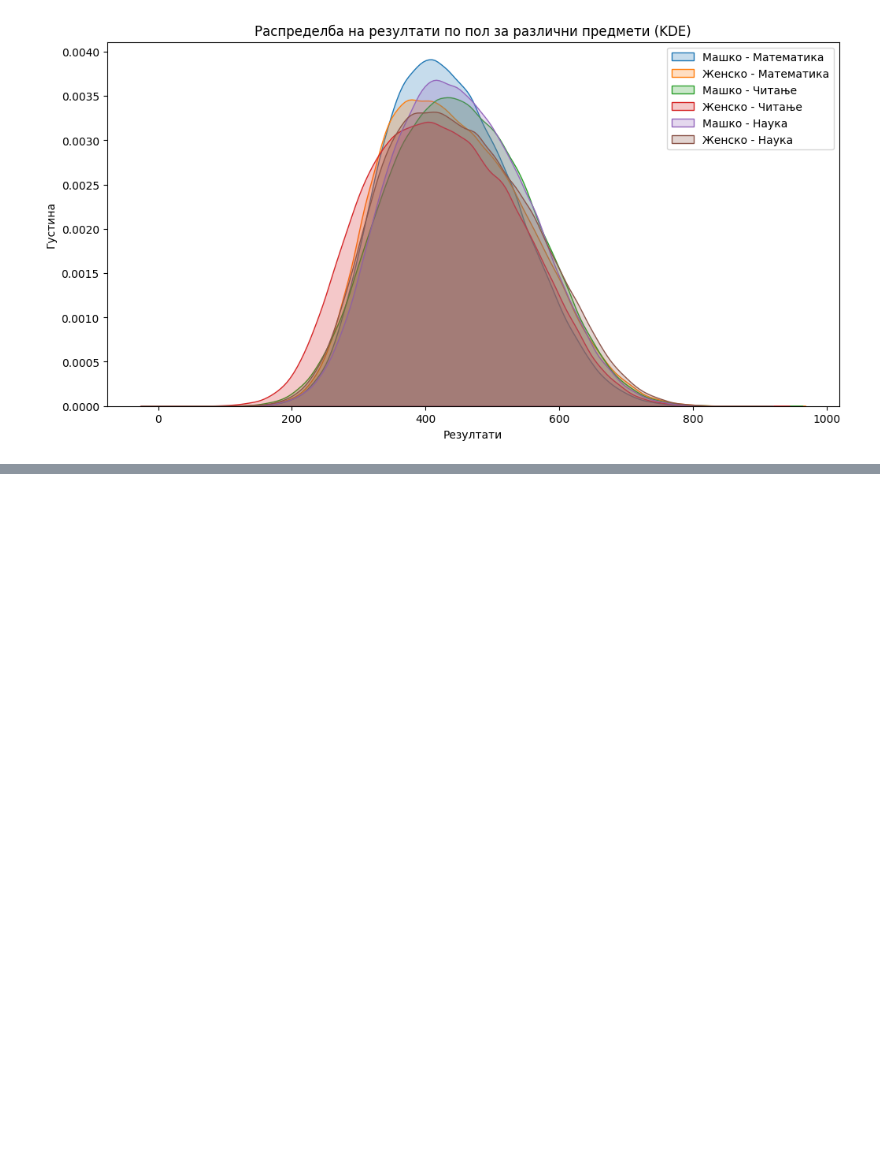
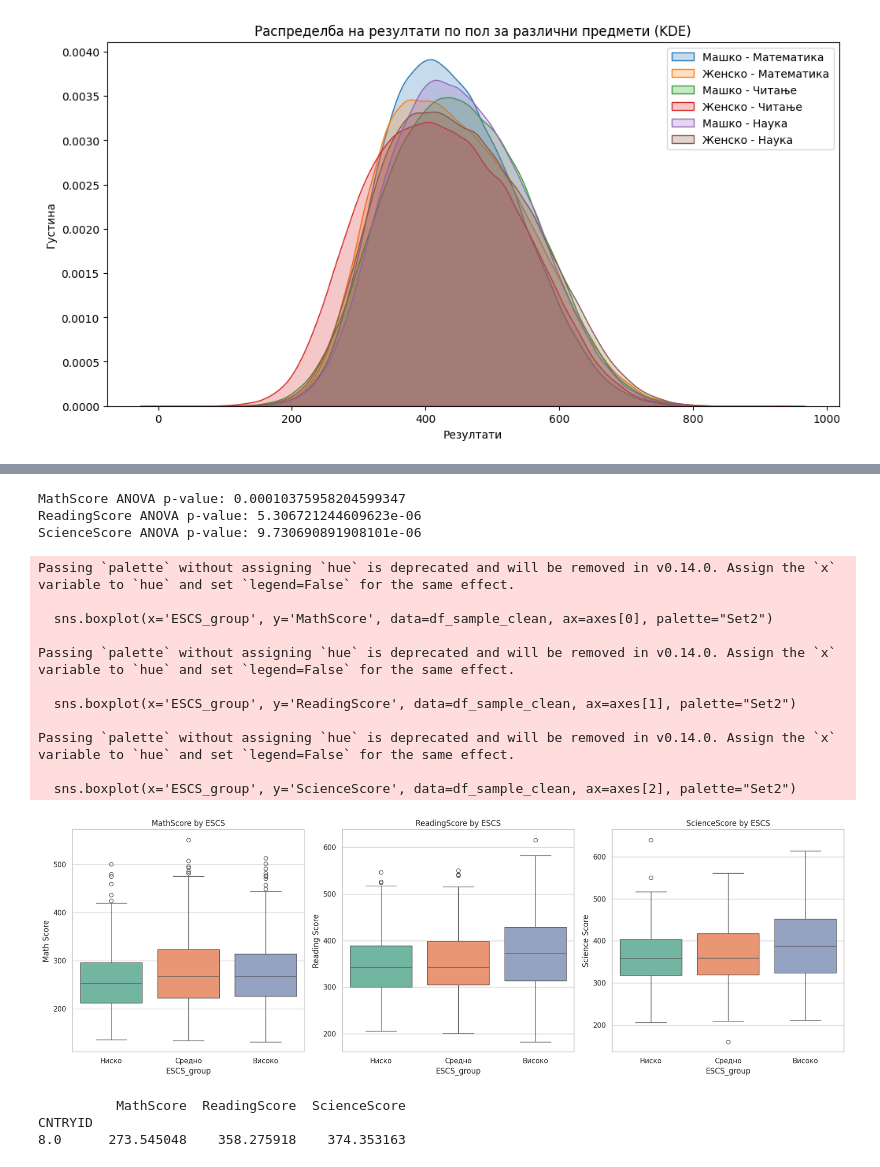
Before and after one commit to jovevskaaleksandra/data-analysis-of-testing-results, a Jupyter notebook: 181074_VNP_proekt.ipynb, the cells around one changed output, grey strips where cells are left out. Cells and saved outputs as stored; diff of their text form; code cells hidden in the pictures; blank space fills up the shorter version.

```diff
--- a/181074_VNP_proekt.ipynb
+++ b/181074_VNP_proekt.ipynb
@@ -268,0 +416,66 @@ plt.show()
+# %%
+from scipy.stats import f_oneway
+# Разделување на податоците по нивоа на ESCS
+low_esc = df_sample_clean[df_sample_clean['ESCS'] <= df_sample_clean['ESCS'].quantile(0.33)]
+medium_esc = df_sample_clean[(df_sample_clean['ESCS'] > df_sample_clean['ESCS'].quantile(0.33)) & (df_sample_clean['ESCS'] <= df_sample_clean['ESCS'].quantile(0.66))]
+high_esc = df_sample_clean[df_sample_clean['ESCS'] > df_sample_clean['ESCS'].quantile(0.66)]
+
+# ANOVA тест за MathScore
+f_stat, p_value = f_oneway(low_esc['MathScore'], medium_esc['MathScore'], high_esc['MathScore'])
+print(f'MathScore ANOVA p-value: {p_value}')
+
+# ANOVA тест за ReadingScore
+f_stat, p_value = f_oneway(low_esc['ReadingScore'], medium_esc['ReadingScore'], high_esc['ReadingScore'])
+print(f'ReadingScore ANOVA p-value: {p_value}')
+
+# ANOVA тест за ScienceScore
+f_stat, p_value = f_oneway(low_esc['ScienceScore'], medium_esc['ScienceScore'], high_esc['ScienceScore'])
+print(f'ScienceScore ANOVA p-value: {p_value}')
+# %% [output]
+MathScore ANOVA p-value: 0.00010375958204599347
+ReadingScore ANOVA p-value: 5.306721244609623e-06
+ScienceScore ANOVA p-value: 9.730690891908101e-06
+# %%
+df_sample_clean['ESCS_group'] = pd.cut(df_sample_clean['ESCS'],
+                                       bins=[-float('inf'), df_sample_clean['ESCS'].quantile(0.33), df_sample_clean['ESCS'].quantile(0.66), float('inf')],
+                                       labels=['Ниско', 'Средно', 'Високо'])
+
+fig, axes = plt.subplots(1, 3, figsize=(18, 6))
+
+# Boxplot MathScore
+sns.boxplot(x='ESCS_group', y='MathScore', data=df_sample_clean, ax=axes[0], palette="Set2")
+axes[0].set_title('MathScore by ESCS')
+axes[0].set_ylabel('Math Score')
+
+# Boxplot ReadingScore
+sns.boxplot(x='ESCS_group', y='ReadingScore', data=df_sample_clean, ax=axes[1], palette="Set2")
+axes[1].set_title('ReadingScore by ESCS')
+axes[1].set_ylabel('Reading Score')
+
+# Boxplot ScienceScore
+sns.boxplot(x='ESCS_group', y='ScienceScore', data=df_sample_clean, ax=axes[2], palette="Set2")
+axes[2].set_title('ScienceScore by ESCS')
+axes[2].set_ylabel('Science Score')
+
+plt.tight_layout()
+plt.show()
+# %% [output]
+Passing `palette` without assigning `hue` is deprecated and will be removed in v0.14.0. Assign the `x` variable to `hue` and set `legend=False` for the same effect.
+
+  sns.boxplot(x='ESCS_group', y='MathScore', data=df_sample_clean, ax=axes[0], palette="Set2")
+
+Passing `palette` without assigning `hue` is deprecated and will be removed in v0.14.0. Assign the `x` variable to `hue` and set `legend=False` for the same effect.
+
+  sns.boxplot(x='ESCS_group', y='ReadingScore', data=df_sample_clean, ax=axes[1], palette="Set2")
+
+Passing `palette` without assigning `hue` is deprecated and will be removed in v0.14.0. Assign the `x` variable to `hue` and set `legend=False` for the same effect.
+
+  sns.boxplot(x='ESCS_group', y='ScienceScore', data=df_sample_clean, ax=axes[2], palette="Set2")
+[figure, added]
+# %%
+country_performance = df_sample_clean.groupby('CNTRYID')[['MathScore', 'ReadingScore', 'ScienceScore']].mean()
+print(country_performance)
+# %% [output]
+          MathScore  ReadingScore  ScienceScore
+CNTRYID
+8.0      273.545048    358.275918    374.353163
```
Also changed, not shown: parts of 27 cells of this notebook.
